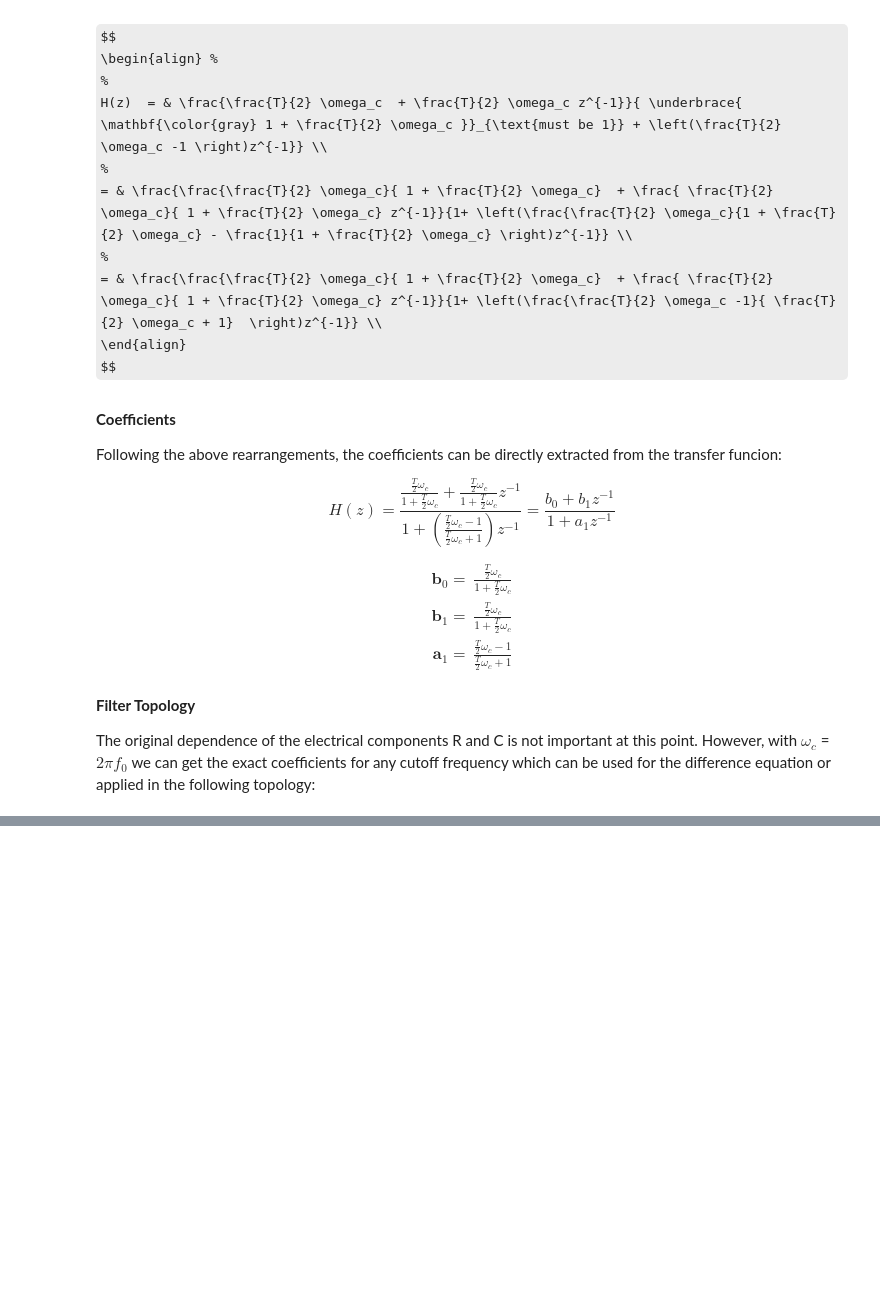
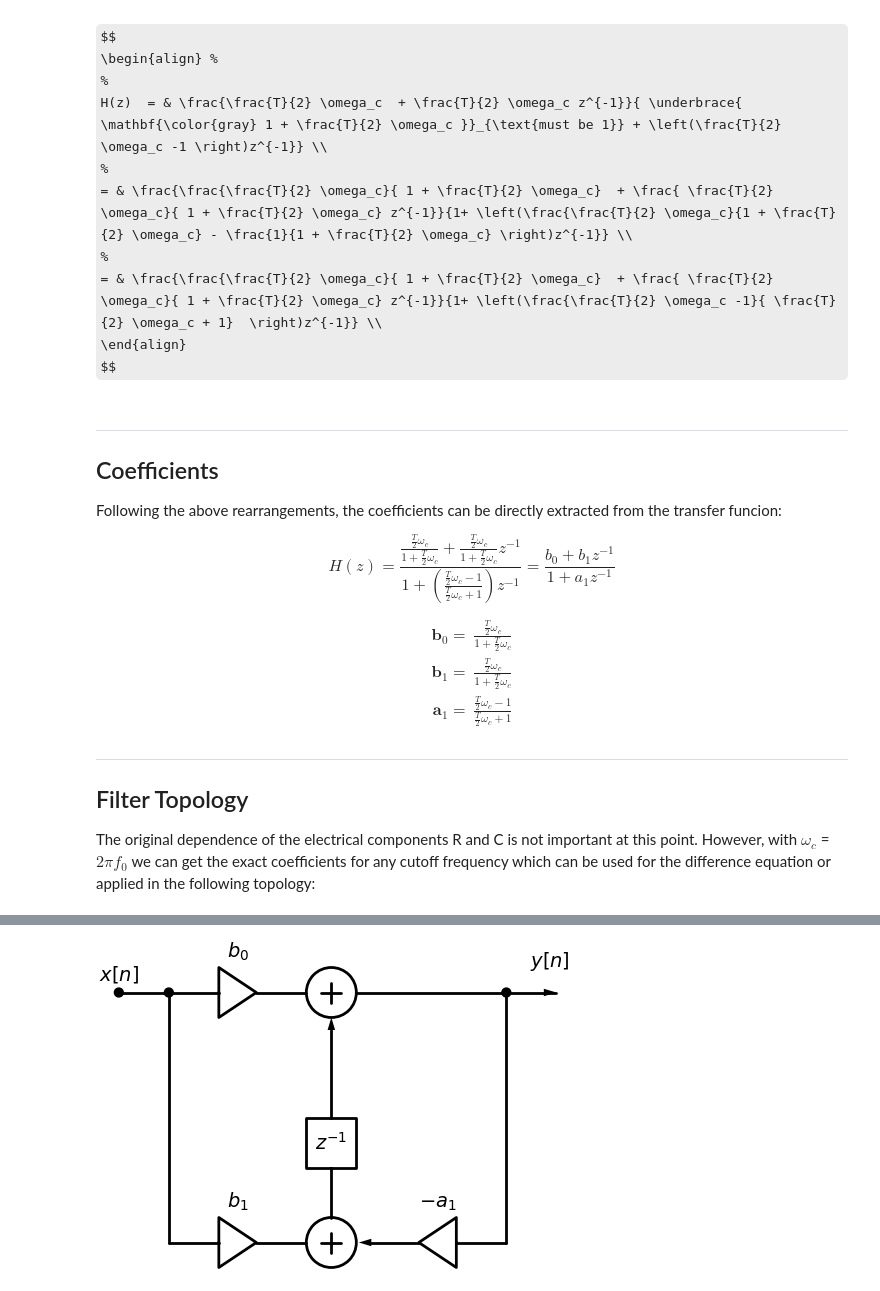
Before and after one commit to ringbuffer-org/dsp_website, a Jupyter notebook: jupyter/bilinear-rc.ipynb, the cells around one changed output, grey strips where cells are left out. Cells and saved outputs as stored; diff of their text form; code cells hidden in the pictures; some formulas as TeX source; blank space fills up the shorter version.

Commit message:
Working on filter designs!

```diff
--- a/jupyter/bilinear-rc.ipynb
+++ b/jupyter/bilinear-rc.ipynb
@@ -122,7 +273,9 @@ $$
 \end{align}
 $$
 # %% [markdown]
-**Coefficients**
+-----
+
+## Coefficients
 
 Following the above rearrangements, the coefficients can be directly extracted from the transfer funcion:
 
@@ -140,54 +293,64 @@ $$
 \end{align}
 $$
 
-**Filter Topology**
+-----
+
+## Filter Topology
 
 The original dependence of the electrical components R and C is not important at this point.
 However, with $\omega_c$ = $2 \pi f_0$ we can get the exact coefficients for any cutoff frequency
 which can be used for the difference equation or applied in the following topology:
 # %%
 
-d = schem.Drawing(unit=1, fontsize=14)
+with schemdraw.Drawing() as d:
 
-d.add(e.DOT, label='$x[n]$');
-d.add(e.LINE, d='r')
-d.add(e.DOT);
+    d.config(unit=1, fontsize=14)
 
-d.push()
+    e.Dot().label('$x[n]$')
+    e.Line().right()
+    e.Dot();
 
-d.add(e.LINE, d='r')
-d.add(dsp.AMP,toplabel='$b_0$')
-d.add(e.LINE, d='r')
-d.add(e.ARROWHEAD)
-s0 = d.add(dsp.SUM)
+    d.push()
 
-d.pop()
+    e.Line().right()
+    dsp.Amp().label('$b_0$')
 
-d.add(e.LINE, d='d',l=5)
+    e.Line().right()
 
-d.add(e.LINE, d='r')
-d.add(dsp.AMP,botlabel='$b_1$')
-d.add(e.LINE, d='r')
-s1 = d.add(dsp.SUM)
+    s0 = dsp.Sum()
 
-d.add(e.LINE, d='u',xy=s1.N)
-z1 = d.add(dsp.BOX, label='$z^{-1}$')
-d.add(e.LINE, d='u',l=1.9)
-d.add(e.ARROWHEAD)
+    d.pop()
 
-d.add(e.LINE, d='r',xy=s0.E,l=3)
-d.push()
+    e.Line().down().length(5) # d='d',l=5)
 
-d.add(e.LINE, d='d',l=5)
-d.add(e.LINE, d='l')
-d.add(dsp.AMP,botlabel='$-a_1$')
-d.add(e.LINE, d='l',l=1.2)
-d.add(e.ARROWHEAD)
+    e.Line().right()
+    dsp.Amp().label('$b_1$')
+    e.Line().right()
+    s1 = dsp.Sum()
 
-d.pop()
-d.add(e.LINE, d='r')
-d.add(e.ARROWHEAD,label='$y[n]$')
+    e.Line().at(s1.N).up() # d='u',xy=s1.N)
+
+    z1 = dsp.Square().label('$z^{-1}$')
+
+    e.Arrow().up().length(2) # d='u',l=1.9)
+
+    e.Line().at(s0.E).right().length(3) # d='r',xy=s0.E,l=3)
+
+    d.push()
+
+    e.Line().down().length(5) # , d='d',l=5)
+    e.Line().left() # , d='l')
+    dsp.Amp().label('$-a_1$') # ,botlabel='$-a_1$')
+    e.Arrow().down().left(1.2) # , d='l',l=1.2)
+
+    d.pop()
+    e.Dot();
+    e.Line().right() #, d='r')
+    e.Arrowhead().label('$y[n]$')
 
 
-d.draw();
+
+
+
+    d.draw();
 # %% [output]
@@ -195 +357,2 @@ d.draw();
+[figure, added]
 # %% [markdown]
```
Also changed, not shown: parts of 12 cells of this notebook, 16 other files.
